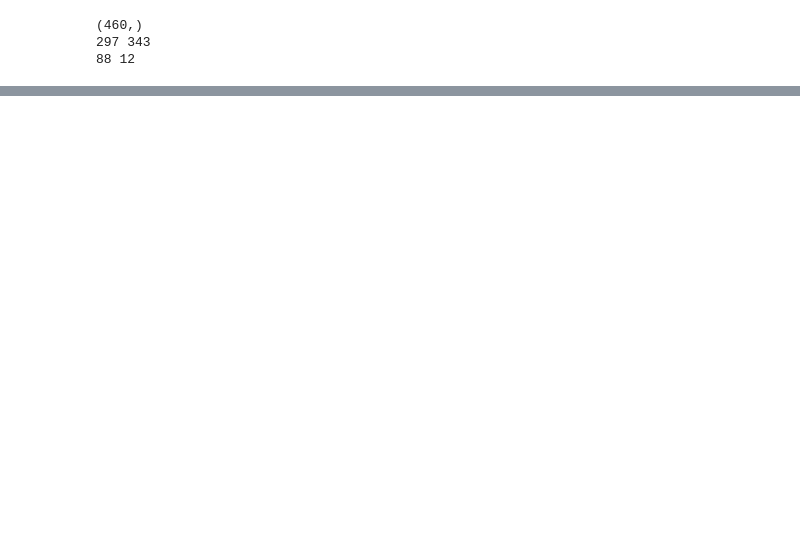
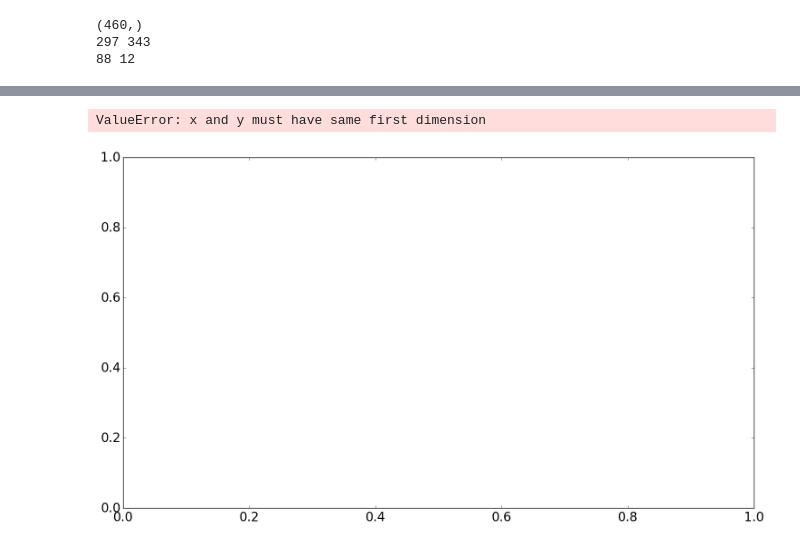
Before and after one commit to vanroekel/ZISO_plotting_notebooks, a Jupyter notebook: planarConfiguration/forceBalance.ipynb, the cells around one changed output, grey strips where cells are left out. Cells and saved outputs as stored; diff of their text form; code cells hidden in the pictures; blank space fills up the shorter version.

```diff
--- a/planarConfiguration/forceBalance.ipynb
+++ b/planarConfiguration/forceBalance.ipynb
@@ -761,3 +761,8 @@ plt.ylabel('buoyancy (m/s2)', **axis_font)
+# %%
+plt.plot(coriolisForce[index_yPositionMin,:,:].mean(axis=1),bPosition)
+# %% [output]
+ValueError: x and y must have same first dimension
+[figure, added]
 # %%
 #depth of boundary layer
 boundaryLayerDepth = zAvgData.variables['timeSeriesStats_avg_boundaryLayerDepth_1'][iTime,:];
```
Also changed, not shown: parts of 29 cells of this notebook, 3 other files.
